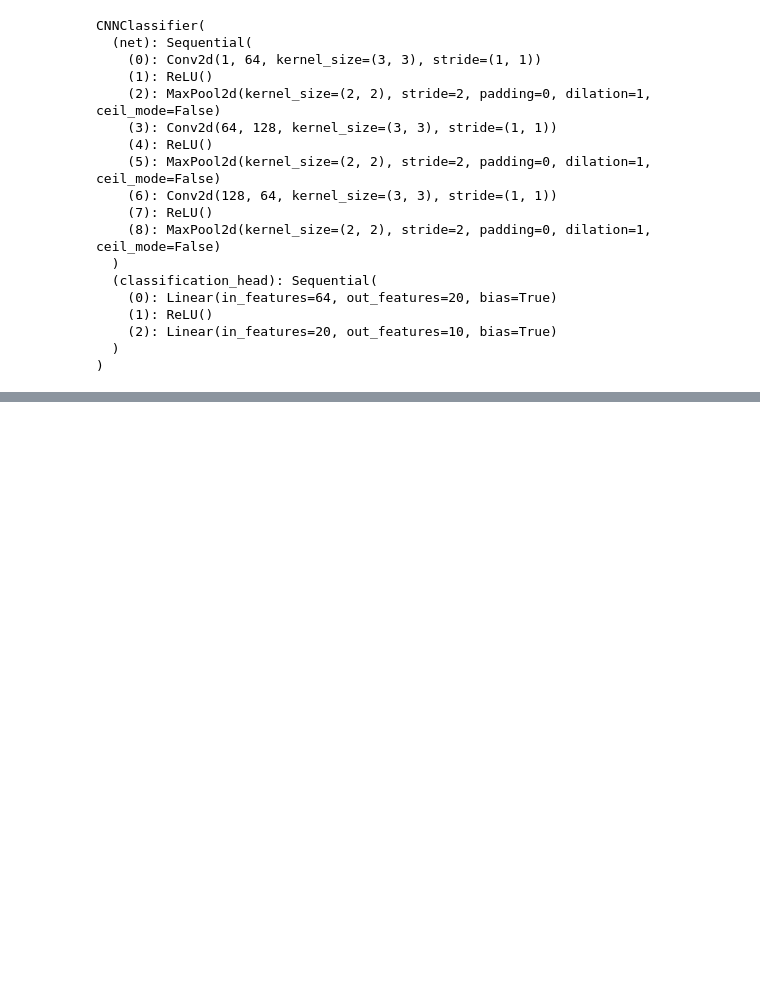
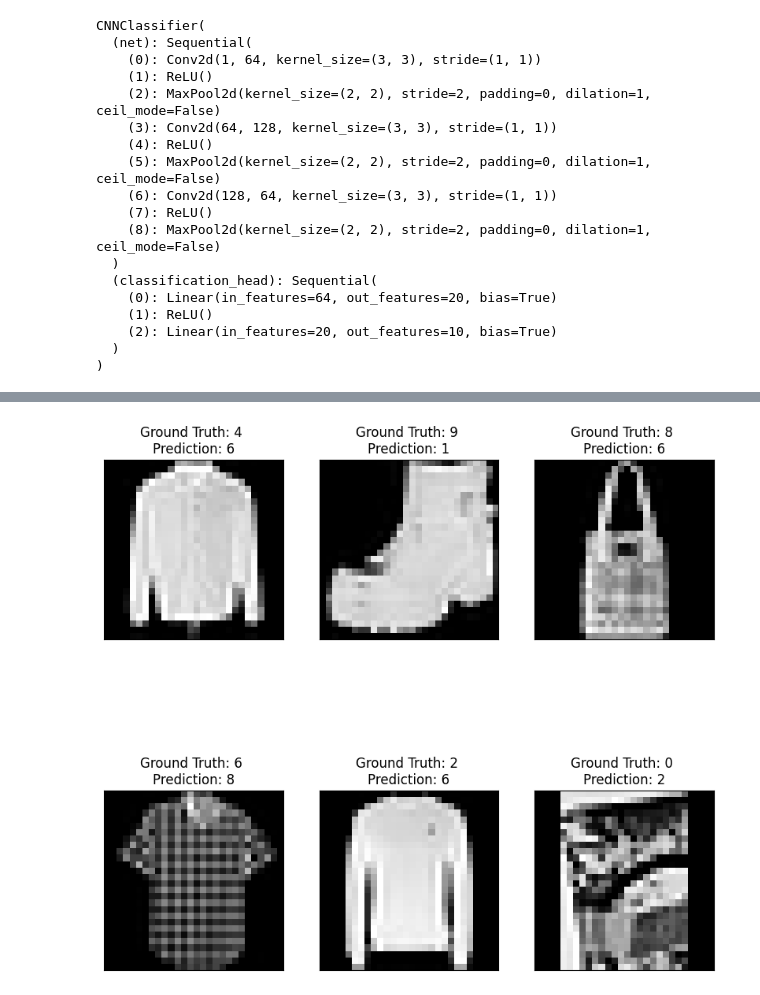
Before and after one commit to ronanlobo7/DeepLearningLab, a Jupyter notebook: Week6/exercise1.ipynb, the cells around one changed output, grey strips where cells are left out. Saved outputs shown, nothing was run; the diff lists cells and outputs as text; code cells hidden in the pictures; blank space fills up the shorter version.

```diff
--- a/Week6/exercise1.ipynb
+++ b/Week6/exercise1.ipynb
@@ -104,10 +61,0 @@ batch_idx, (example_data, example_targets) = next(examples)
-# %%
-for i in range(6):
-  plt.subplot(2,3,i+1)
-  plt.tight_layout()
-  plt.imshow(example_data[i][0], cmap='gray', interpolation='none')
-  plt.title("Ground Truth: {}".format(example_targets[i]))
-  plt.xticks([])
-  plt.yticks([])
-
-plt.show()
@@ -116,8 +62,8 @@ plt.show()
 # %%
 model = torch.load('models/mnist_model.pt').to(DEVICE)
-model.net.requires_grad = False
+model.requires_grad = False
+
 criterion = nn.CrossEntropyLoss()
-optimizer = optim.SGD(model.parameters(), lr=LR)
 # %%
 print(model)
 # %% [output]
@@ -176,0 +95,16 @@ Test set: Avg. loss: 0.0007, Accuracy: 7459/10000 (75%)
+# %%
+x = example_data.to(DEVICE)
+output = model(x)
+pred = output.data.max(1, keepdim=True)[1]
+
+plt.figure(figsize=(10, 10))
+for i in range(6):
+  plt.subplot(2,3,i+1)
+  plt.imshow(example_data[i][0], cmap='gray', interpolation='none')
+  plt.title("Ground Truth: {} \nPrediction: {}".format(example_targets[i], pred[i].item()))
+  plt.xticks([])
+  plt.yticks([])
+
+plt.show()
+# %% [output]
+[figure, added]
```
Also changed, not shown: parts of 12 cells of this notebook.
